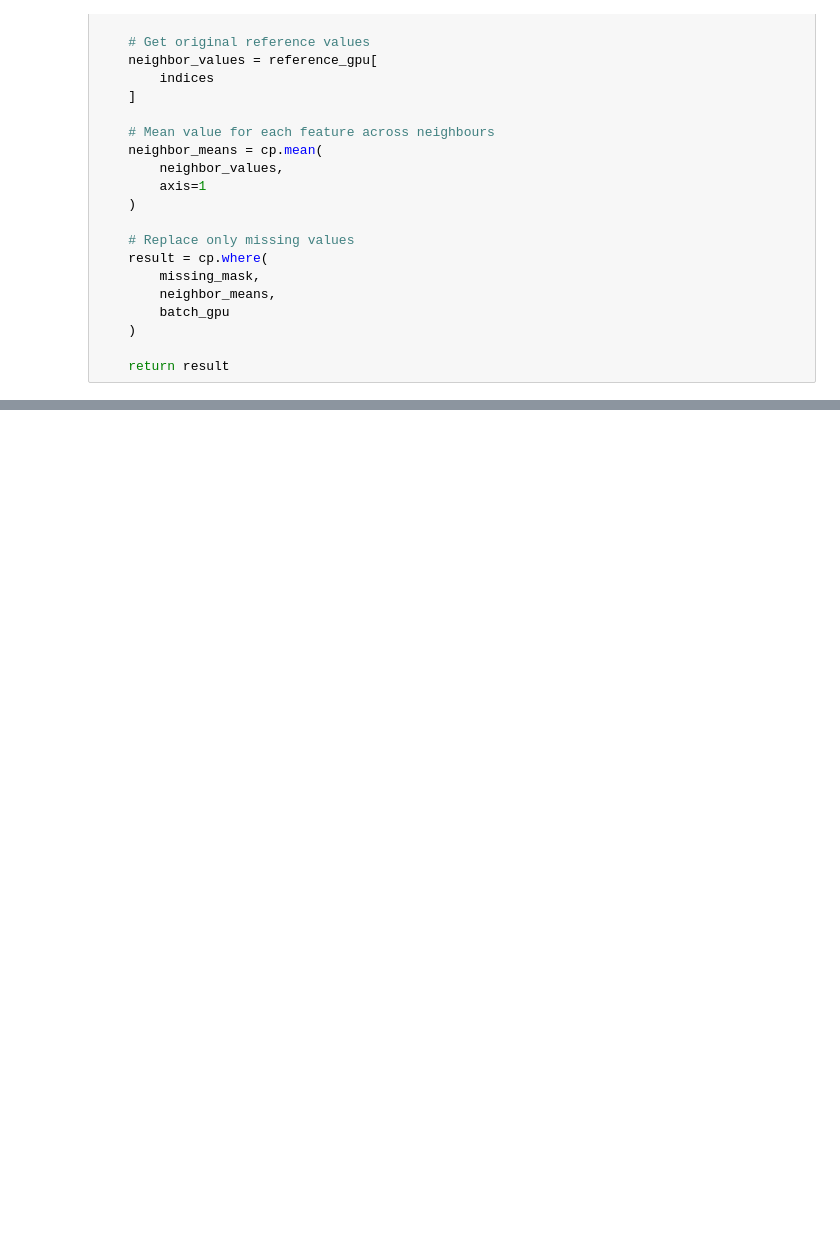
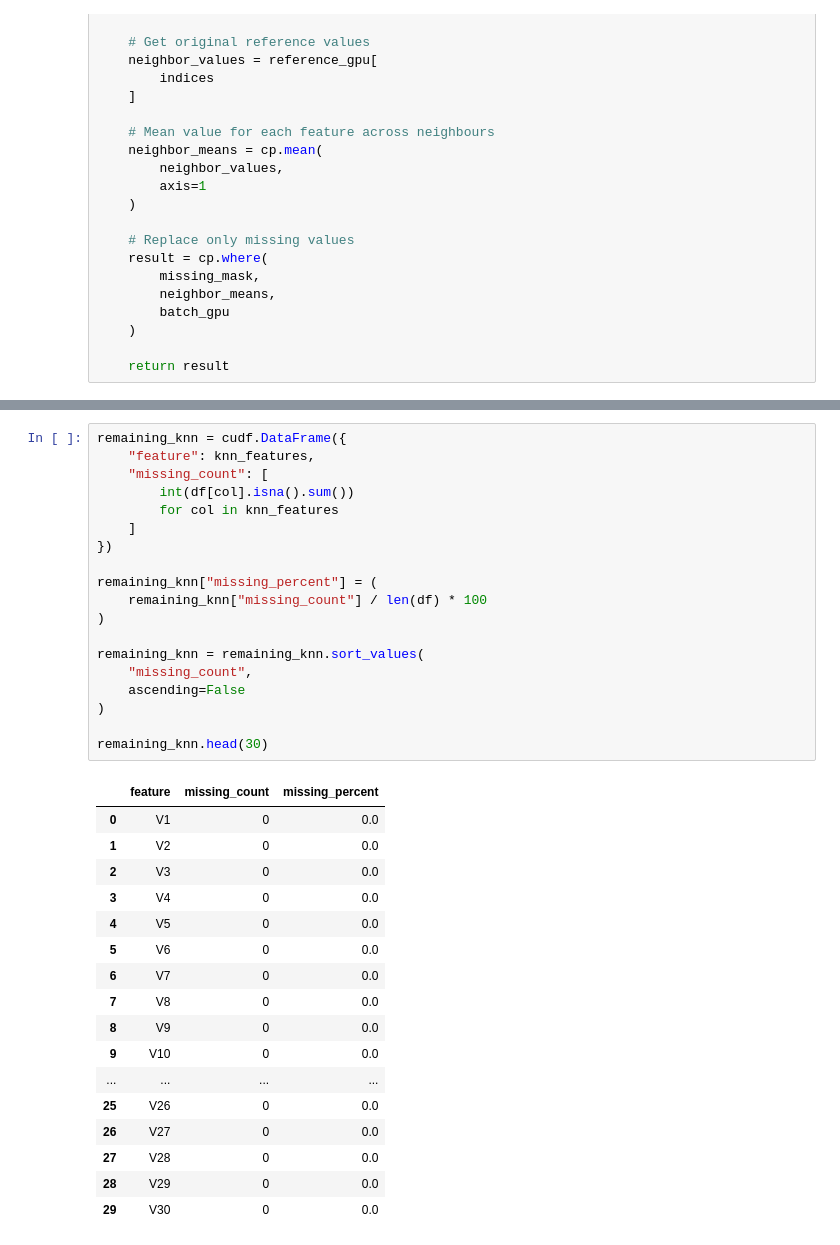
Before and after one commit to ABHINC03/FEDBANK, a Jupyter notebook: notebooks/data_preprocessing_gpu.ipynb, the cells around one changed output, grey strips where cells are left out. Saved outputs shown, nothing was run; the diff lists cells and outputs as text; blank space fills up the shorter version.

```diff
--- a/notebooks/data_preprocessing_gpu.ipynb
+++ b/notebooks/data_preprocessing_gpu.ipynb
@@ -609,0 +653,37 @@ ValueError: shape mismatch: value array of shape (1000, 180) could not be broadc
+# %%
+remaining_knn = cudf.DataFrame({
+    "feature": knn_features,
+    "missing_count": [
+        int(df[col].isna().sum())
+        for col in knn_features
+    ]
+})
+
+remaining_knn["missing_percent"] = (
+    remaining_knn["missing_count"] / len(df) * 100
+)
+
+remaining_knn = remaining_knn.sort_values(
+    "missing_count",
+    ascending=False
+)
+
+remaining_knn.head(30)
+# %% [output]
+|  | feature | missing_count | missing_percent |
+| 0 | V1 | 0 | 0.0 |
+| 1 | V2 | 0 | 0.0 |
+| 2 | V3 | 0 | 0.0 |
+| 3 | V4 | 0 | 0.0 |
+| 4 | V5 | 0 | 0.0 |
+| 5 | V6 | 0 | 0.0 |
+| 6 | V7 | 0 | 0.0 |
+| 7 | V8 | 0 | 0.0 |
+| 8 | V9 | 0 | 0.0 |
+| 9 | V10 | 0 | 0.0 |
+| ... | ... | ... | ... |
+| 25 | V26 | 0 | 0.0 |
+| 26 | V27 | 0 | 0.0 |
+| 27 | V28 | 0 | 0.0 |
+| 28 | V29 | 0 | 0.0 |
+| 29 | V30 | 0 | 0.0 |
```
Also changed, not shown: parts of 11 cells of this notebook.
